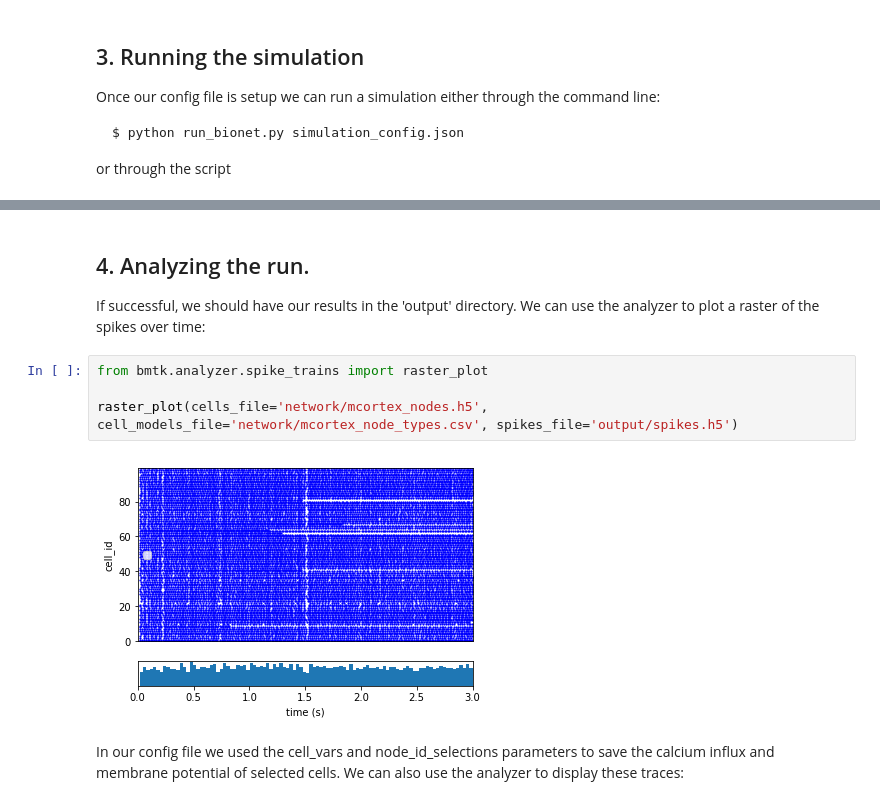
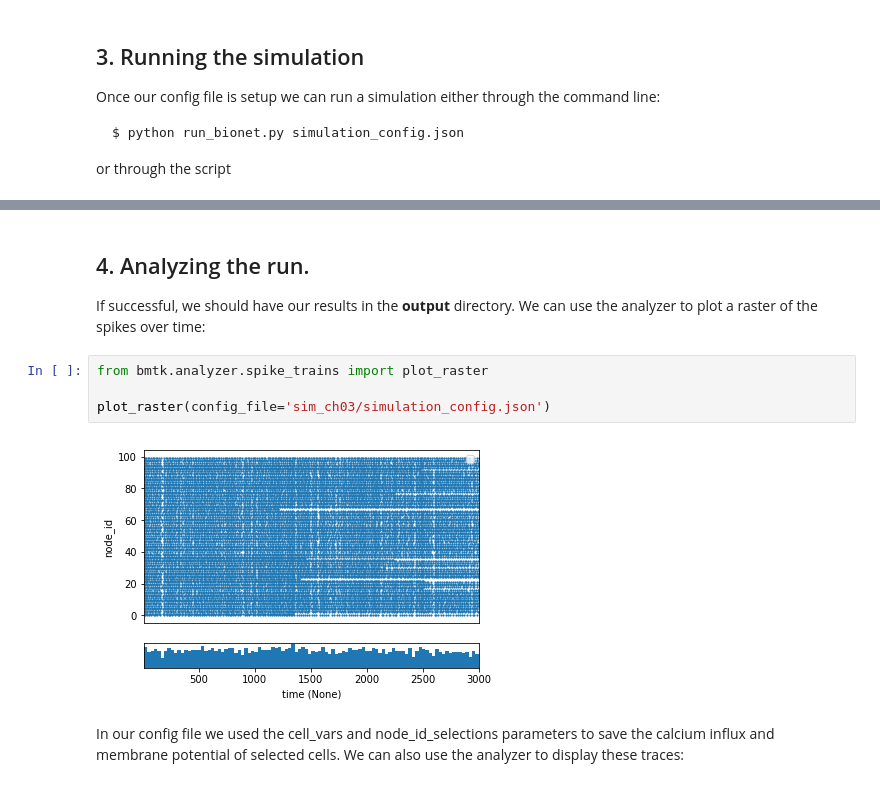
Before and after one commit to AllenInstitute/bmtk, a Jupyter notebook: docs/tutorial/03_single_pop.ipynb, the cells around one changed output, grey strips where cells are left out. Saved outputs shown, nothing was run; the diff lists cells and outputs as text.

```diff
--- a/docs/tutorial/03_single_pop.ipynb
+++ b/docs/tutorial/03_single_pop.ipynb
@@ -186,13 +218,13 @@ sim.run()
 # %% [markdown]
 ## 4. Analyzing the run.
 
-If successful, we should have our results in the 'output' directory. We can use the analyzer to plot a raster of the spikes over time:
+If successful, we should have our results in the **output** directory. We can use the analyzer to plot a raster of the spikes over time:
-# %%
-from bmtk.analyzer.spike_trains import raster_plot
-
-raster_plot(cells_file='network/mcortex_nodes.h5', cell_models_file='network/mcortex_node_types.csv', spikes_file='output/spikes.h5')
-# %% [output]
-[figure, removed]
+# %%
+from bmtk.analyzer.spike_trains import plot_raster
+
+plot_raster(config_file='sim_ch03/simulation_config.json')
+# %% [output]
+[figure, added]
 # %% [markdown]
 In our config file we used the cell_vars and node_id_selections parameters to save the calcium influx and membrane potential of selected cells. We can also use the analyzer to display these traces:
 # %%
```
Also changed, not shown: parts of 15 cells of this notebook, 4 other files.
